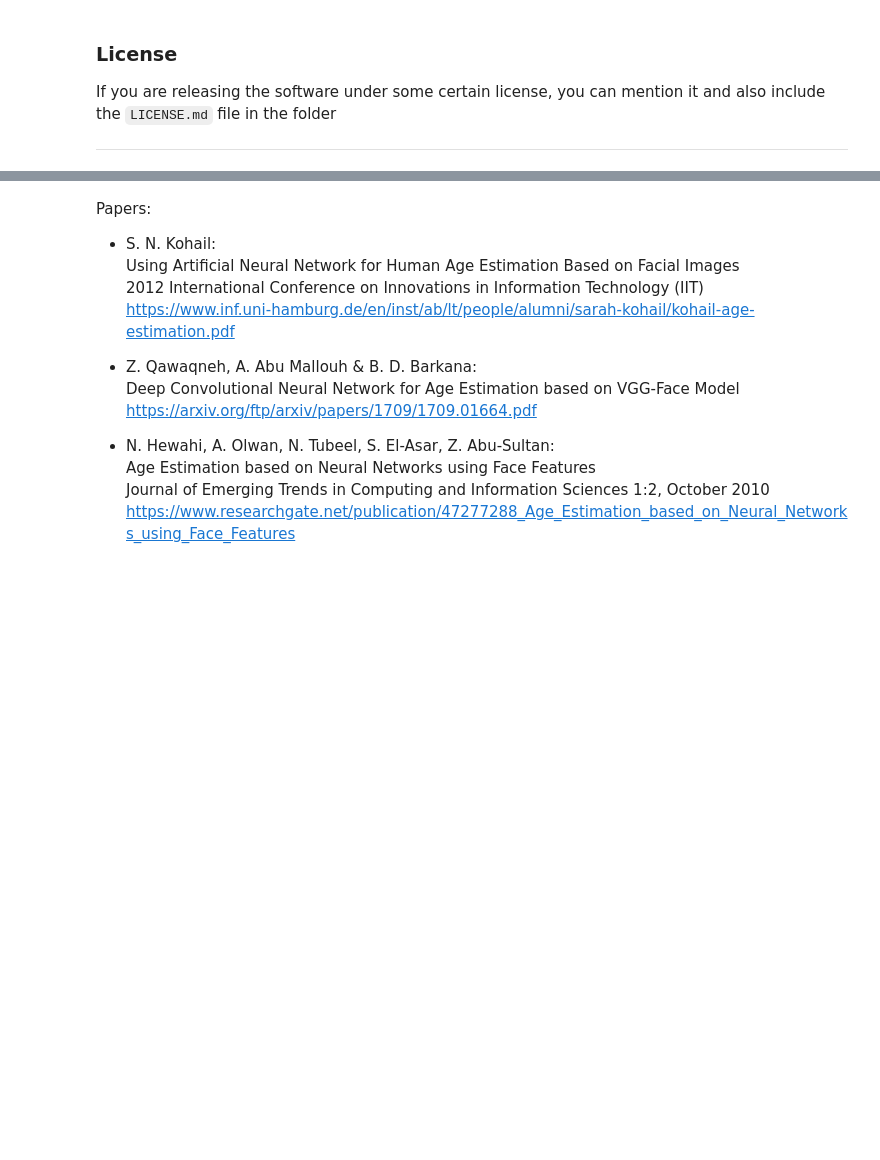
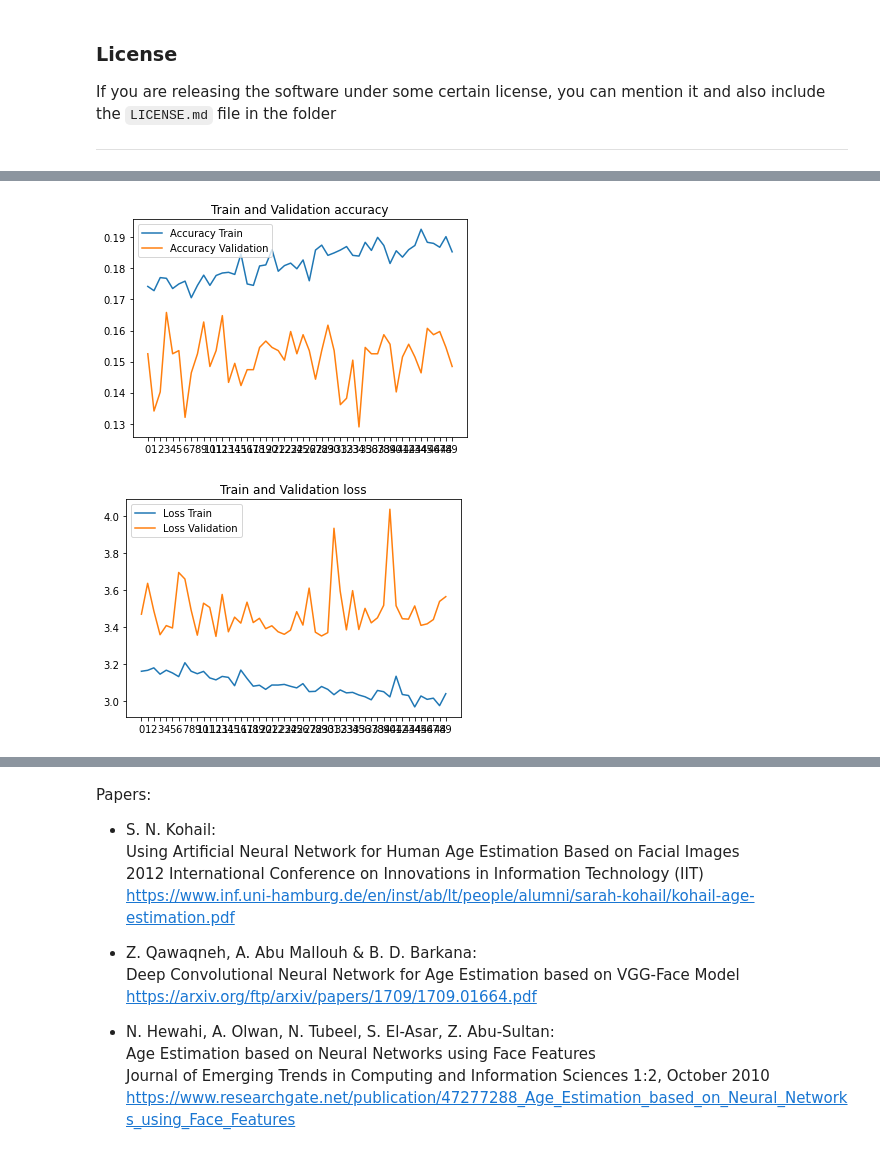
Before and after one commit to opencampus-sh/project_template_folder, a Jupyter notebook: code/Project_Notebook.ipynb, the cells around one changed output, grey strips where cells are left out. Cells and saved outputs as stored; diff of their text form; code cells hidden in the pictures; blank space fills up the shorter version.

```diff
--- a/code/Project_Notebook.ipynb
+++ b/code/Project_Notebook.ipynb
@@ -113,0 +130,5 @@ Text(0, 0.5, '#Examples')
+# %%
+#Number of distinct labels:
+num_labels = len(list(age_dist.keys()))
+
+print(num_labels)
@@ -113,0 +160,12 @@ Text(0, 0.5, '#Examples')
+# %%
+#Train model
+
+epochs = 50
+
+history = model.fit(
+  train_ds,
+  validation_data=val_ds,
+  epochs=epochs
+)
+
+print(model.summary())
@@ -113,0 +190,24 @@ Text(0, 0.5, '#Examples')
+# %%
+accuracy = history.history['accuracy']
+val_accuracy = history.history['val_accuracy']
+loss = history.history['loss']
+val_loss = history.history['val_loss']
+
+num_epochs = range(len(accuracy))
+
+plt.plot(num_epochs, accuracy, label='Accuracy Train')
+plt.plot(num_epochs, val_accuracy, label='Accuracy Validation')
+plt.legend(loc=0)
+plt.xticks(num_epochs)
+plt.title('Train and Validation accuracy')
+plt.show()
+
+plt.plot(num_epochs, loss, label='Loss Train')
+plt.plot(num_epochs, val_loss, label='Loss Validation')
+plt.legend(loc=0)
+plt.xticks(num_epochs)
+plt.title('Train and Validation loss')
+plt.show()
+# %% [output]
+[figure, added]
+[figure, added]
```
Also changed, not shown: parts of 10 cells of this notebook.
